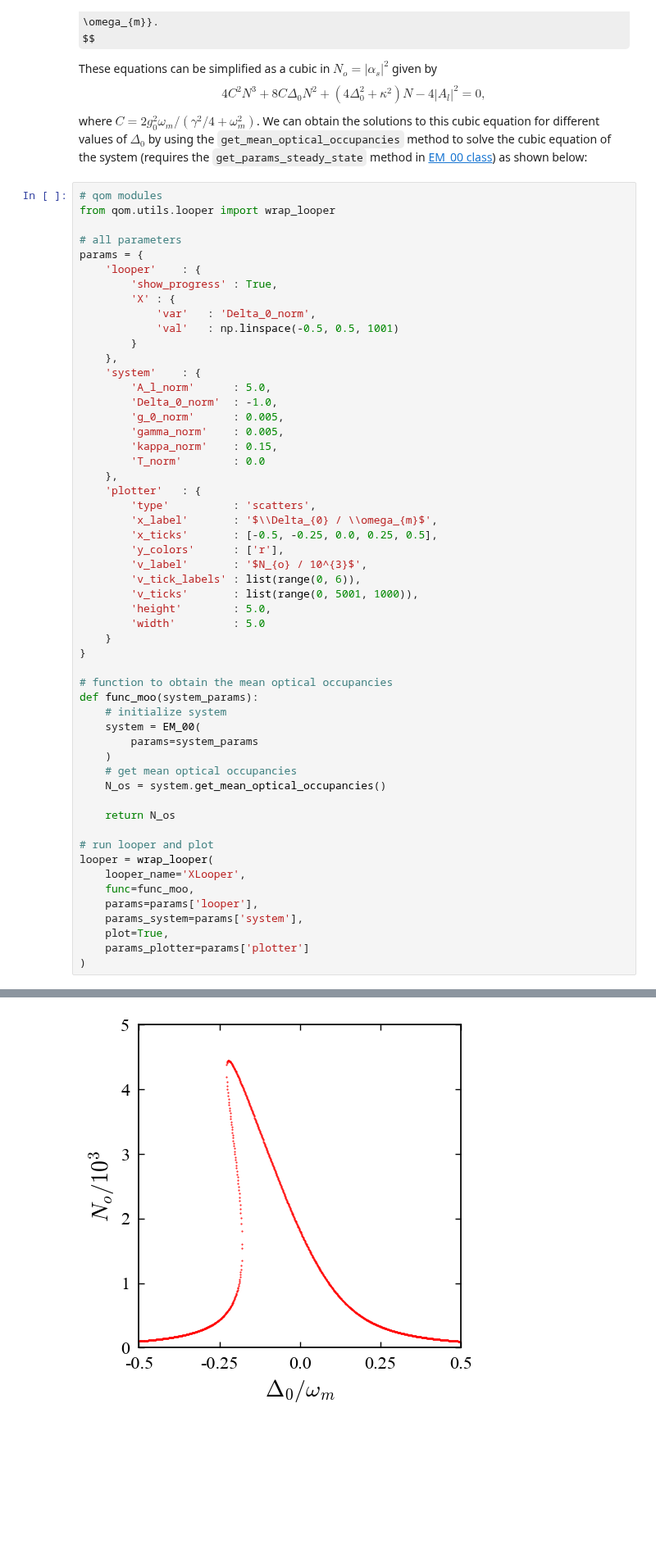
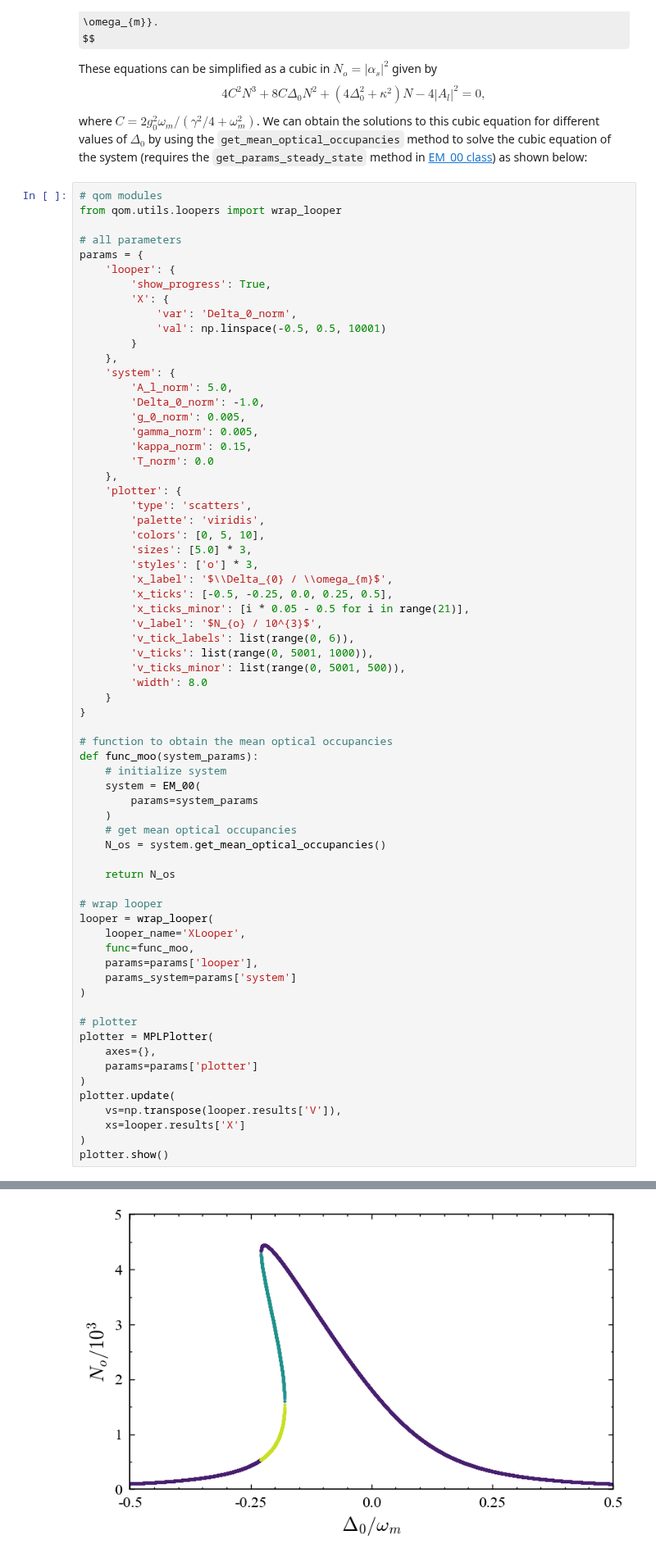
Before and after one commit to Sampreet/qom-examples, a Jupyter notebook: notebooks/systems/em_00.ipynb, the cells around one changed output, grey strips where cells are left out. Shown at 82% size. Saved outputs shown, nothing was run; the diff lists cells and outputs as text; some formulas as TeX source; blank space fills up the shorter version.

```diff
--- a/notebooks/systems/em_00.ipynb
+++ b/notebooks/systems/em_00.ipynb
@@ -365,35 +379,39 @@ where $C = 2 g_{0}^{2} \omega_{m} / ( \gamma^{2} / 4 + \omega_{m}^{2} )$.
 We can obtain the solutions to this cubic equation for different values of $\Delta_{0}$ by using the `get_mean_optical_occupancies` method to solve the cubic equation of the system (requires the `get_params_steady_state` method in [EM_00 class](../../systems/EndMirror.py)) as shown below:
 # %%
 # qom modules
-from qom.utils.looper import wrap_looper
+from qom.utils.loopers import wrap_looper
 
 # all parameters
 params = {
-    'looper'    : {
-        'show_progress' : True,
-        'X' : {
-            'var'   : 'Delta_0_norm',
-            'val'   : np.linspace(-0.5, 0.5, 1001)
+    'looper': {
+        'show_progress': True,
+        'X': {
+            'var': 'Delta_0_norm',
+            'val': np.linspace(-0.5, 0.5, 10001)
         }
     },
-    'system'    : {
-        'A_l_norm'      : 5.0,
-        'Delta_0_norm'  : -1.0,
-        'g_0_norm'      : 0.005,
-        'gamma_norm'    : 0.005,
-        'kappa_norm'    : 0.15,
-        'T_norm'        : 0.0
+    'system': {
+        'A_l_norm': 5.0,
+        'Delta_0_norm': -1.0,
+        'g_0_norm': 0.005,
+        'gamma_norm': 0.005,
+        'kappa_norm': 0.15,
+        'T_norm': 0.0
     },
-    'plotter'   : {
-        'type'          : 'scatters',
-        'x_label'       : '$\\Delta_{0} / \\omega_{m}$',
-        'x_ticks'       : [-0.5, -0.25, 0.0, 0.25, 0.5],
-        'y_colors'      : ['r'],
-        'v_label'       : '$N_{o} / 10^{3}$',
-        'v_tick_labels' : list(range(0, 6)),
-        'v_ticks'       : list(range(0, 5001, 1000)),
-        'height'        : 5.0,
-        'width'         : 5.0
+    'plotter': {
+        'type': 'scatters',
+        'palette': 'viridis',
+        'colors': [0, 5, 10],
+        'sizes': [5.0] * 3,
+        'styles': ['o'] * 3,
+        'x_label': '$\\Delta_{0} / \\omega_{m}$',
+        'x_ticks': [-0.5, -0.25, 0.0, 0.25, 0.5],
+        'x_ticks_minor': [i * 0.05 - 0.5 for i in range(21)],
+        'v_label': '$N_{o} / 10^{3}$',
+        'v_tick_labels': list(range(0, 6)),
+        'v_ticks': list(range(0, 5001, 1000)),
+        'v_ticks_minor': list(range(0, 5001, 500)),
+        'width': 8.0
     }
 }
 
@@ -408,13 +426,22 @@ def func_moo(system_params):
 
     return N_os
 
-# run looper and plot
+# wrap looper
 looper = wrap_looper(
     looper_name='XLooper',
     func=func_moo,
     params=params['looper'],
-    params_system=params['system'],
-    plot=True,
-    params_plotter=params['plotter']
+    params_system=params['system']
 )
+
+# plotter
+plotter = MPLPlotter(
+    axes={},
+    params=params['plotter']
+)
+plotter.update(
+    vs=np.transpose(looper.results['V']),
+    xs=looper.results['X']
+)
+plotter.show()
 # %% [output]
@@ -423,4 +451,4 @@ MainThread               INFO    2023-06-27 20:43:47.700: (qom.loopers.XLooper)
-[figure, old version]
+[figure, new version]
 # %% [markdown]
 Together with variation in the optomechanical strength $g_{0}$, a similar plot can be quickly obtained by using the modules available in `qom.utils.looper` which wrap some of the common functions for optomechanical systems.
 A complete inline script looks something like this...
```
Also changed, not shown: parts of 26 cells of this notebook, 5 other files.
